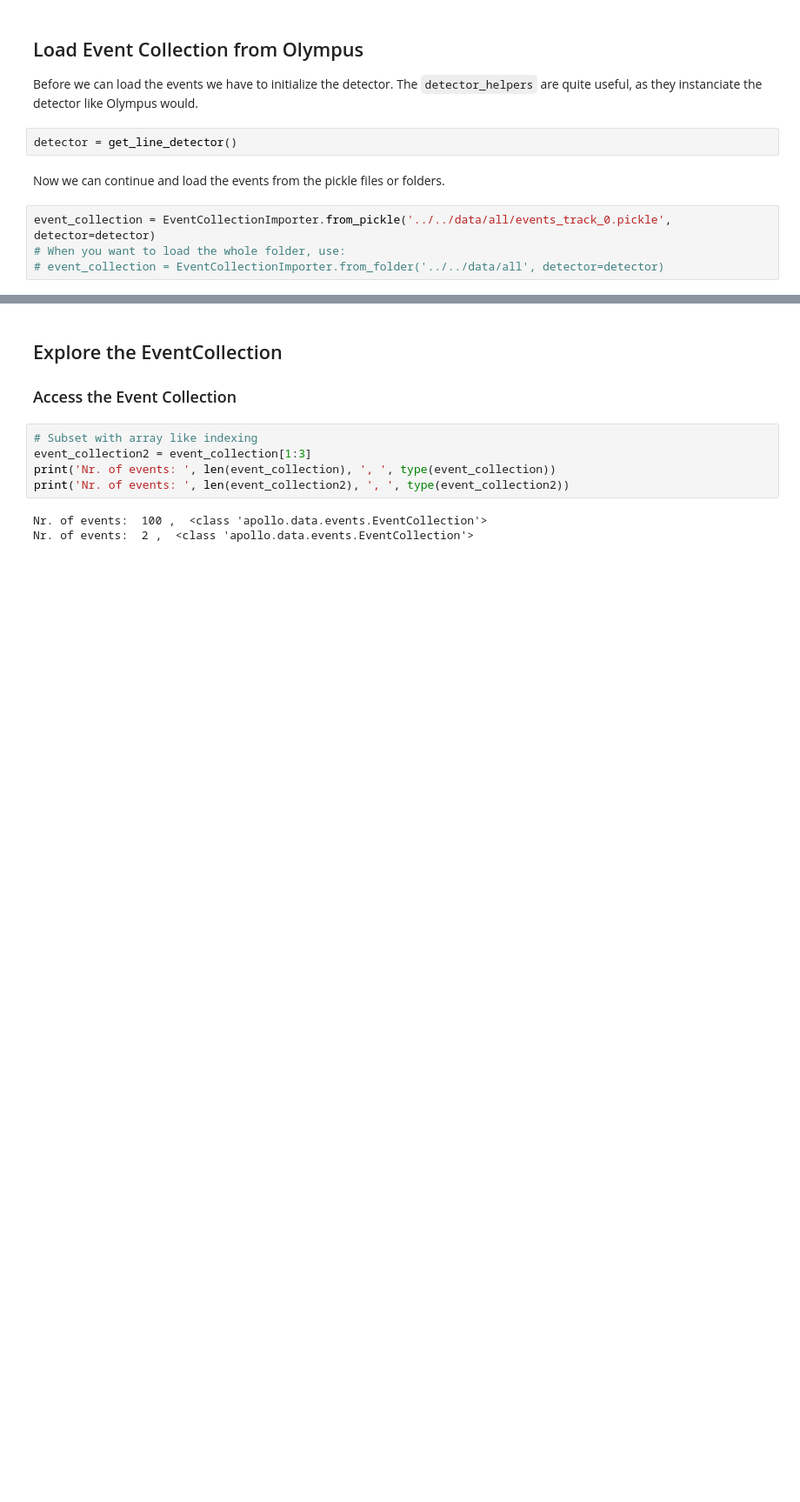
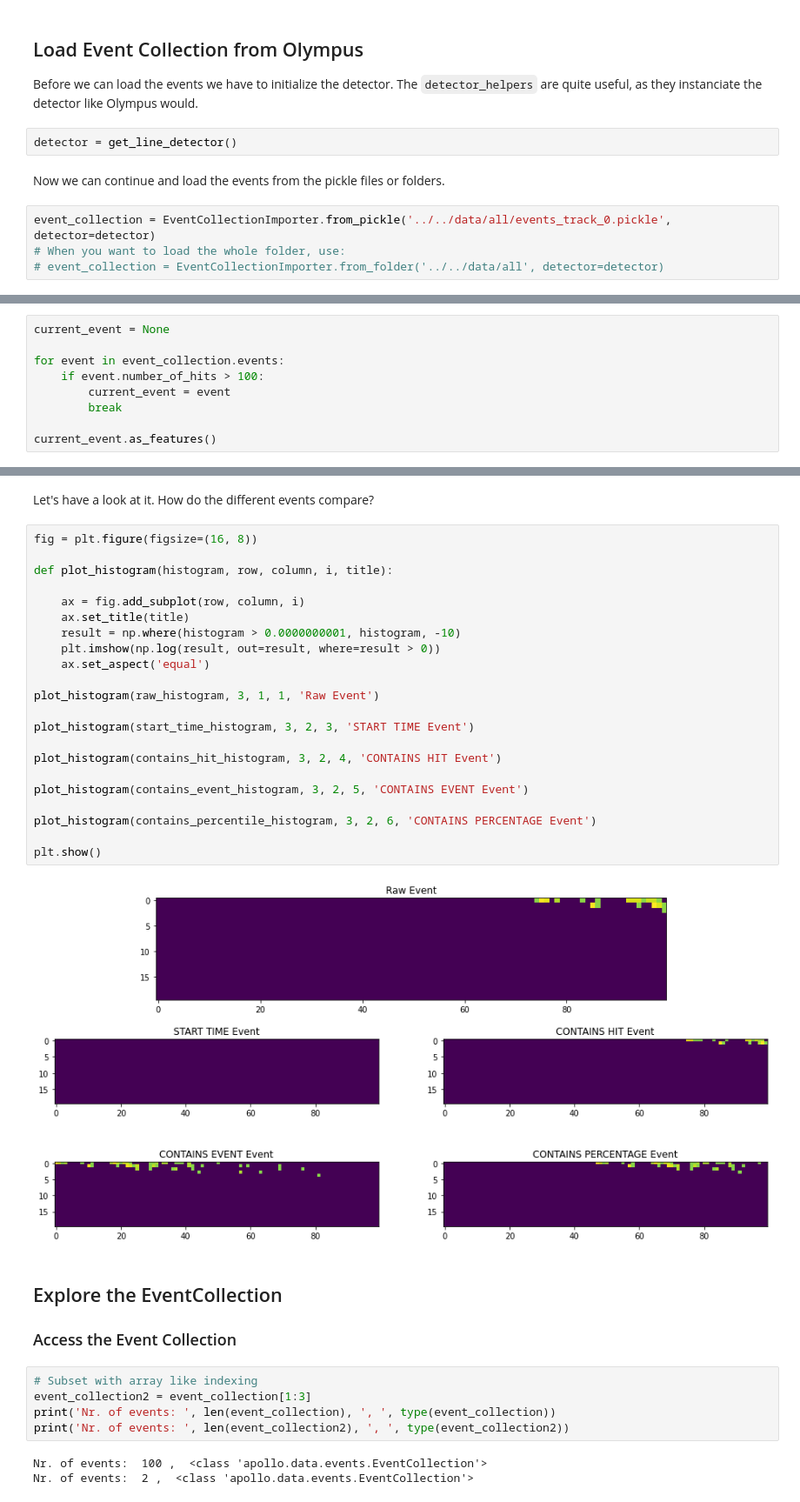
Before and after one commit to pone-software/apollo, a Jupyter notebook: notebooks/01-load-and-explore-events.ipynb, the cells around one changed output, grey strips where cells are left out. Shown: that part at 87% size. Drawn from its saved outputs; the diff is of its cells as text; blank space fills up the shorter version.

Commit message:
added docstrings and example for event data handling

```diff
--- a/notebooks/01-load-and-explore-events.ipynb
+++ b/notebooks/01-load-and-explore-events.ipynb
@@ -37,0 +47,9 @@ The event class is the backbone of the individual event. Its functionalities mos
+# %%
+current_event = None
+
+for event in event_collection.events:
+    if event.number_of_hits > 100:
+        current_event = event
+        break
+
+current_event.as_features()
@@ -38,3 +112,29 @@ The event class is the backbone of the individual event. Its functionalities mos
+# %% [markdown]
+Let's have a look at it. How do the different events compare?
+# %%
+fig = plt.figure(figsize=(16, 8))
+
+def plot_histogram(histogram, row, column, i, title):
+
+    ax = fig.add_subplot(row, column, i)
+    ax.set_title(title)
+    result = np.where(histogram > 0.0000000001, histogram, -10)
+    plt.imshow(np.log(result, out=result, where=result > 0))
+    ax.set_aspect('equal')
+
+plot_histogram(raw_histogram, 3, 1, 1, 'Raw Event')
+
+plot_histogram(start_time_histogram, 3, 2, 3, 'START TIME Event')
+
+plot_histogram(contains_hit_histogram, 3, 2, 4, 'CONTAINS HIT Event')
+
+plot_histogram(contains_event_histogram, 3, 2, 5, 'CONTAINS EVENT Event')
+
+plot_histogram(contains_percentile_histogram, 3, 2, 6, 'CONTAINS PERCENTAGE Event')
+
+plt.show()
+# %% [output]
+[figure, added]
 # %% [markdown]
 ## Explore the EventCollection <a class="anchor" id="event-collection"></a>
 
```
Also changed, not shown: parts of 10 cells of this notebook, 10 other files.
